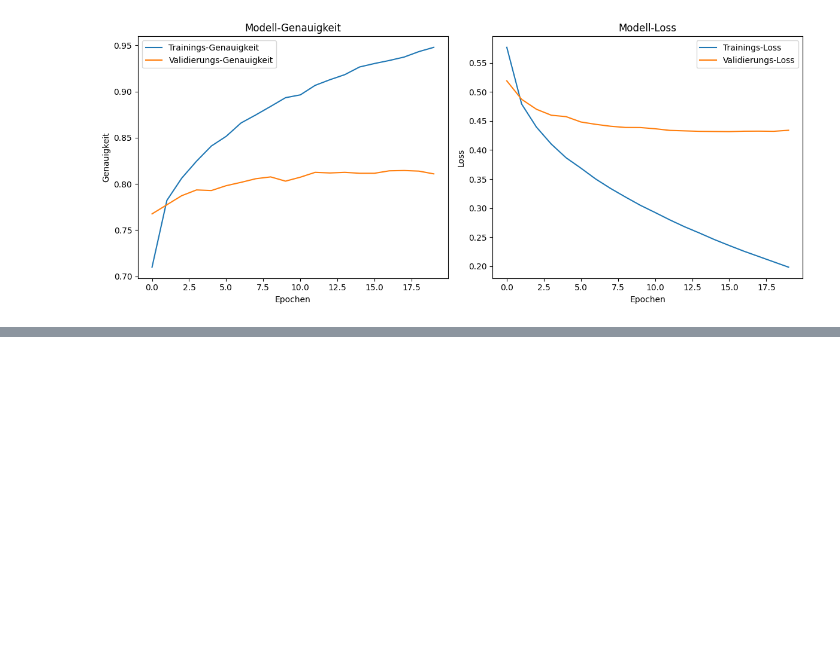
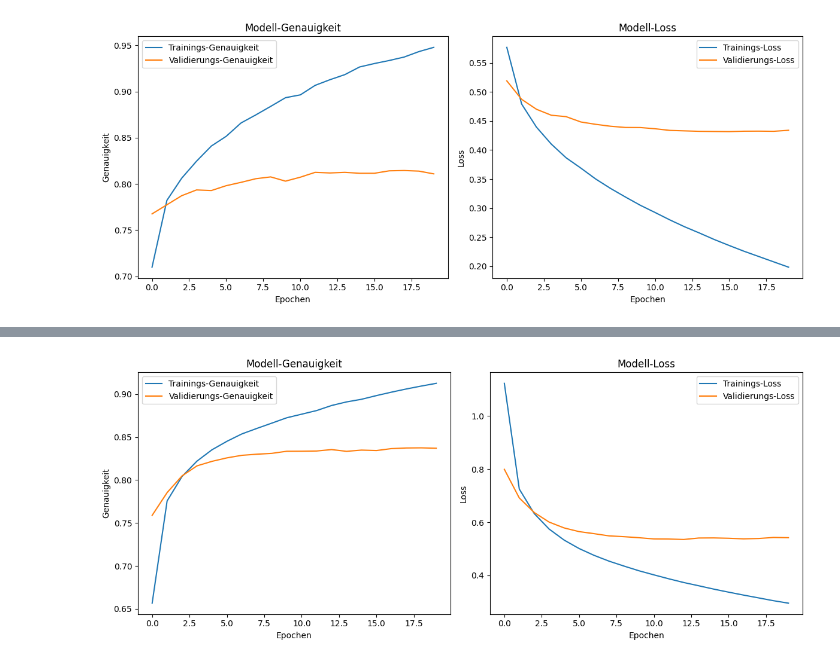
Before and after one commit to jaeniboy/nlp-genres, a Jupyter notebook: text_classification.ipynb, the cells around one changed output, grey strips where cells are left out. Cells and saved outputs as stored; diff of their text form; code cells hidden in the pictures; blank space fills up the shorter version.

```diff
--- a/text_classification.ipynb
+++ b/text_classification.ipynb
@@ -1508,0 +1515,6 @@ plt.show()
+# %%
+df = pd.read_csv("consumer_complaints.csv")
+# %%
+# keep only rows with consumer complaint_narrative
+df = df[~df["consumer_complaint_narrative"].isna()].copy().reset_index()
+df.head(3)
@@ -1508,0 +1555,8 @@ plt.show()
+# %%
+X = df["consumer_complaint_narrative"].values
+labels = df["product"].values
+
+le = LabelEncoder()
+y = le.fit_transform(y)
+# %%
+X_train, X_test, y_train, y_test = train_test_split(X,y,test_size=0.2, random_state=42)
@@ -1508,0 +1655,28 @@ plt.show()
+# %%
+import matplotlib.pyplot as plt
+
+# Erstelle zwei Subplots nebeneinander
+plt.figure(figsize=(12, 5))
+
+# Subplot 1: Accuracy
+plt.subplot(1, 2, 1)
+plt.plot(history.history['accuracy'], label='Trainings-Genauigkeit')
+plt.plot(history.history['val_accuracy'], label='Validierungs-Genauigkeit')
+plt.title('Modell-Genauigkeit')
+plt.xlabel('Epochen')
+plt.ylabel('Genauigkeit')
+plt.legend()
+
+# Subplot 2: Loss
+plt.subplot(1, 2, 2)
+plt.plot(history.history['loss'], label='Trainings-Loss')
+plt.plot(history.history['val_loss'], label='Validierungs-Loss')
+plt.title('Modell-Loss')
+plt.xlabel('Epochen')
+plt.ylabel('Loss')
+plt.legend()
+
+plt.tight_layout()
+plt.show()
+# %% [output]
+[figure, added]
```
Also changed, not shown: parts of 10 cells of this notebook.
